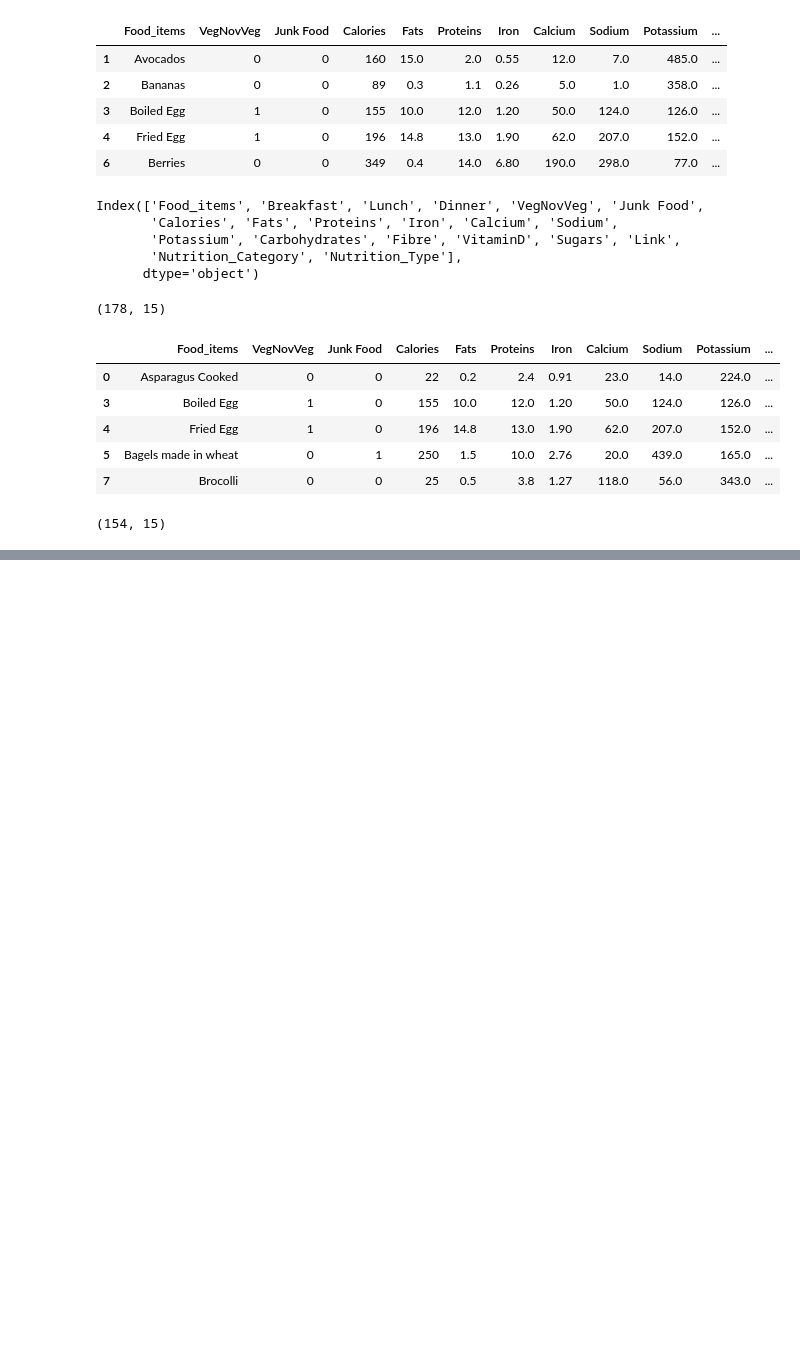
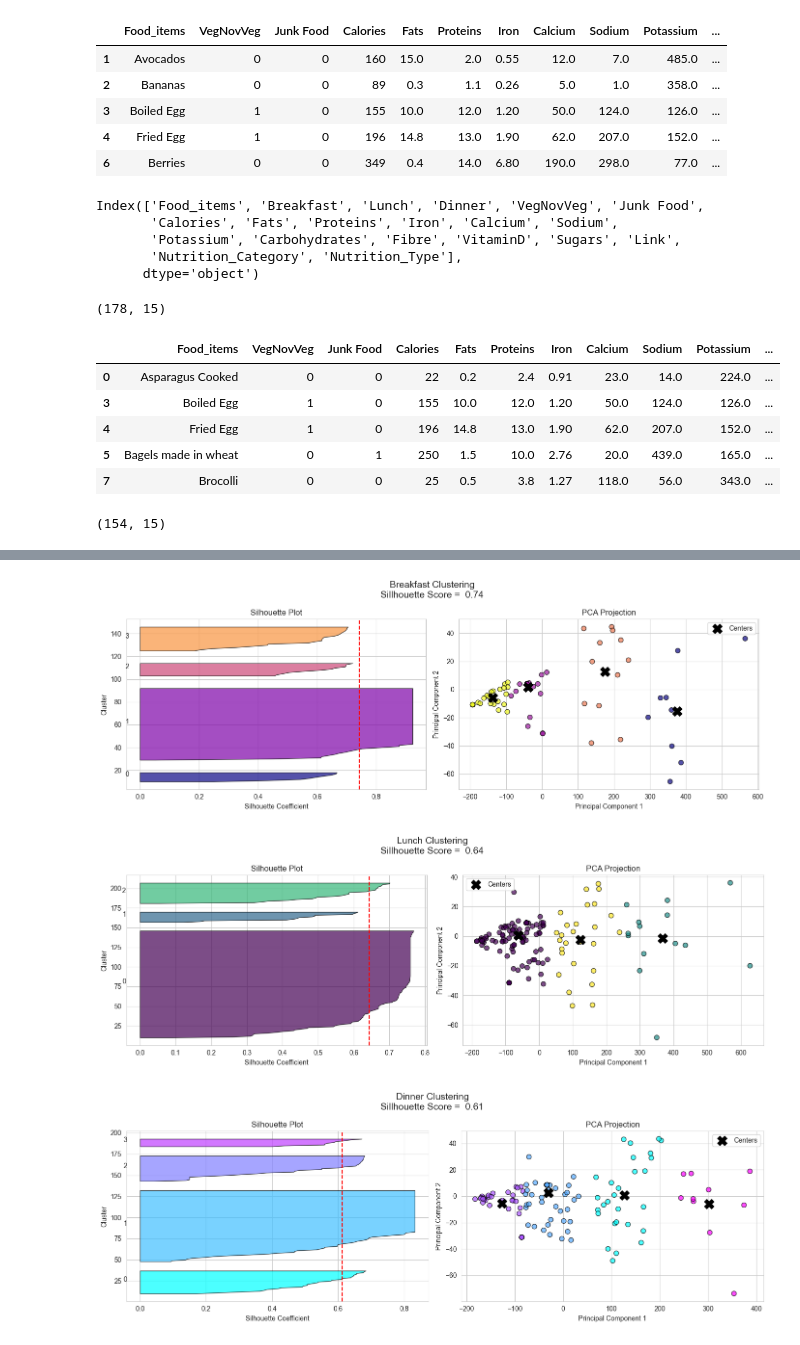
Before and after one commit to Samriddha-Upreti/Diet_Recomendation_System, a Jupyter notebook: Diet_Recomendation_System.ipynb, the cells around one changed output, grey strips where cells are left out. Cells and saved outputs as stored; diff of their text form; code cells hidden in the pictures; blank space fills up the shorter version.

```diff
--- a/Diet_Recomendation_System.ipynb
+++ b/Diet_Recomendation_System.ipynb
@@ -223,0 +341,63 @@ dn_features=prepare_data(dinner)
+# %%
+import matplotlib.pyplot as plt
+import numpy as np
+from sklearn.decomposition import PCA
+from sklearn.cluster import KMeans
+from sklearn.metrics import silhouette_samples, silhouette_score
+
+def plot_pca_and_silhouette():
+    datasets = [
+        ('Breakfast', bf_features, 'plasma'),
+        ('Lunch', ln_features, 'viridis'),
+        ('Dinner', dn_features, 'cool'),
+    ]
+
+    for label, data, cmap in datasets:
+        _, _, elbow_k, _ = get_kmeasn_metrics(data)
+
+        pca = PCA(n_components=2)
+        X = data.values if hasattr(data, 'values') else data
+        reduced_data = pca.fit_transform(X)
+
+        kmeans = KMeans(n_clusters=elbow_k, random_state=42, n_init=10)
+        labels = kmeans.fit_predict(data)
+        sil_avg = silhouette_score(data, labels)
+        sil_values = silhouette_samples(data, labels)
+
+        fig, (ax1, ax2) = plt.subplots(1, 2, figsize=(14, 5))
+        fig.suptitle(f"{label} Clustering\nSillhouette Score = {sil_avg: .2f}", fontsize= 14)
+
+        y_lower = 10
+        for i in range(elbow_k):
+            ith_sil = sil_values[labels == i]
+            ith_sil.sort()
+            size_cluster_i = ith_sil.shape[0]
+            y_upper = y_lower + size_cluster_i
+
+            color = plt.colormaps[cmap](float(i) / elbow_k)
+            ax1.fill_betweenx(np.arange(y_lower, y_upper), 0, ith_sil, facecolor=color, edgecolor='black', alpha=0.7)
+            ax1.text(-0.05, y_lower +0.5 * size_cluster_i,str(i))
+            y_lower = y_upper + 10
+
+        ax1.axvline(x=sil_avg, color='red', linestyle='--')
+        ax1.set_title('Silhouette Plot')
+        ax1.set_xlabel('Silhouette Coefficient')
+        ax1.set_ylabel('Cluster')
+        ax1.grid(True)
+
+
+        cluster_centers_reduced = pca.transform(kmeans.cluster_centers_)
+        ax2.scatter(reduced_data[:, 0], reduced_data[:, 1], c=labels, cmap=cmap,  edgecolor='k', s=50, alpha=0.7)
+        ax2.scatter(cluster_centers_reduced[:, 0], cluster_centers_reduced[:, 1], c='black', marker='X', s=200, label='Centers')
+        ax2.set_title("PCA Projection")
+        ax2.set_xlabel('Principal Component 1')
+        ax2.set_ylabel('Principal Component 2')
+        ax2.legend()
+        ax2.grid(True)
+        plt.tight_layout()
+        plt.show()
+plot_pca_and_silhouette()
+# %% [output]
+[figure, added]
+[figure, added]
+[figure, added]
```
Also changed, not shown: parts of 3 cells of this notebook, 2 other files.
